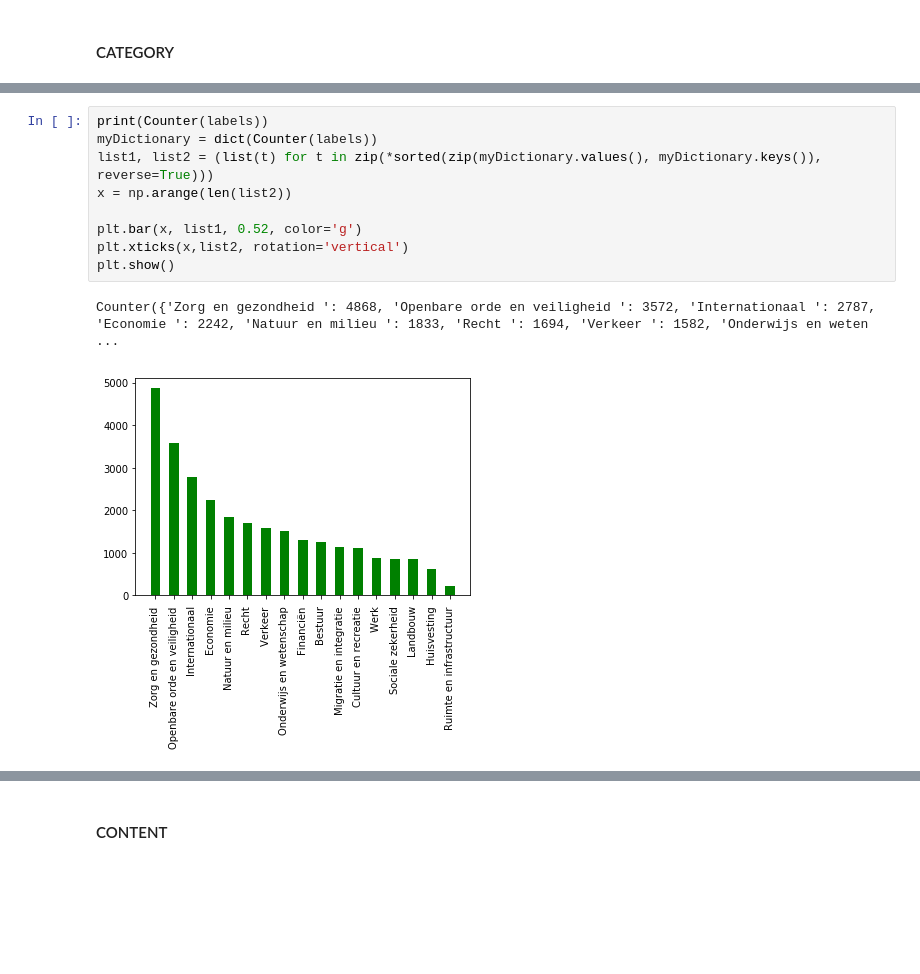
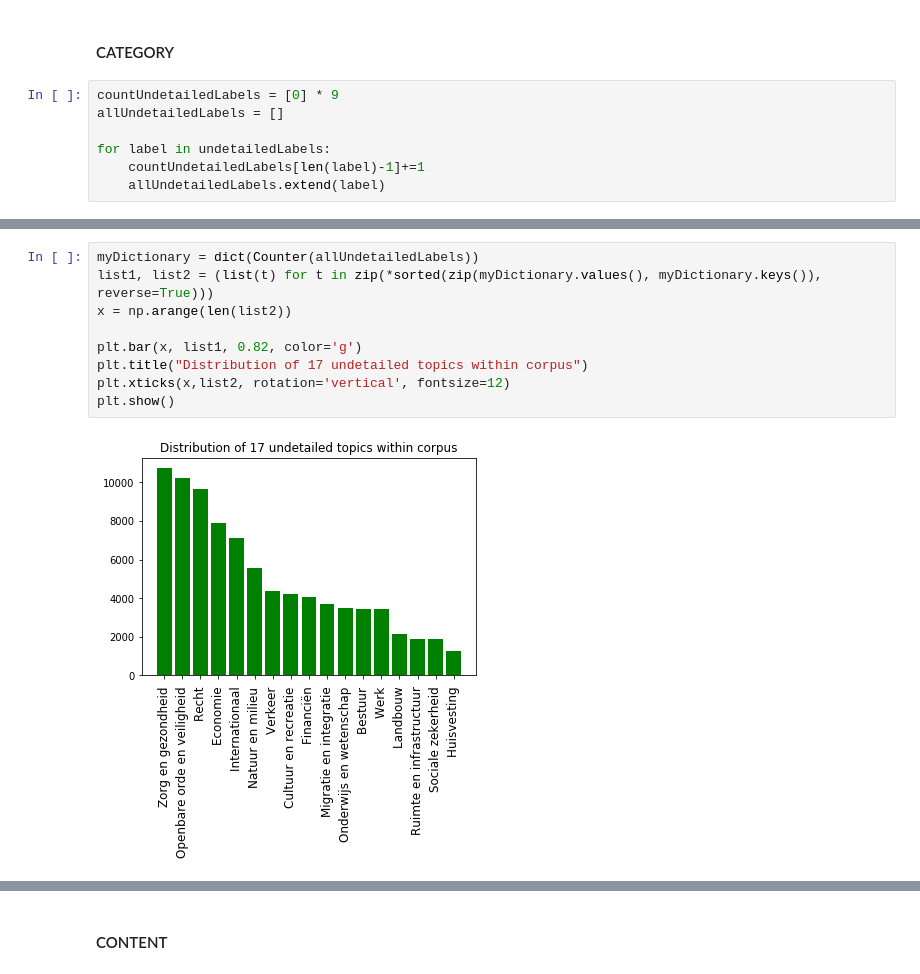
Before and after one commit to DeWvanAxel/thesis, a Jupyter notebook: Code/Data preparation/Overview Data.ipynb, the cells around one changed output, grey strips where cells are left out. Saved outputs shown, nothing was run; the diff lists cells and outputs as text; blank space fills up the shorter version.

```diff
--- a/Code/Data preparation/Overview Data.ipynb
+++ b/Code/Data preparation/Overview Data.ipynb
@@ -126,3 +143,10 @@ b"1.  Opening en mededelingen   2.  Spreekrecht burgers   3.  Vaststelling agend
 ### SHOW TRAINING DATA
 # %% [markdown]
 #### CATEGORY
+# %%
+countUndetailedLabels = [0] * 9
+allUndetailedLabels = []
+
+for label in undetailedLabels:
+    countUndetailedLabels[len(label)-1]+=1
+    allUndetailedLabels.extend(label)
@@ -129,12 +163,11 @@ b"1.  Opening en mededelingen   2.  Spreekrecht burgers   3.  Vaststelling agend
 # %%
-print(Counter(labels))
-myDictionary = dict(Counter(labels))
+myDictionary = dict(Counter(allUndetailedLabels))
 list1, list2 = (list(t) for t in zip(*sorted(zip(myDictionary.values(), myDictionary.keys()), reverse=True)))
 x = np.arange(len(list2))
 
-plt.bar(x, list1, 0.52, color='g')
-plt.xticks(x,list2, rotation='vertical')
+plt.bar(x, list1, 0.82, color='g')
+plt.title("Distribution of 17 undetailed topics within corpus")
+plt.xticks(x,list2, rotation='vertical', fontsize=12)
 plt.show()
 # %% [output]
-Counter({'Zorg en gezondheid ': 4868, 'Openbare orde en veiligheid ': 3572, 'Internationaal ': 2787, 'Economie ': 2242, 'Natuur en milieu ': 1833, 'Recht ': 1694, 'Verkeer ': 1582, 'Onderwijs en weten ...
-[figure, old version]
+[figure, new version]
```
Also changed, not shown: parts of 11 cells of this notebook, 17 other files.
